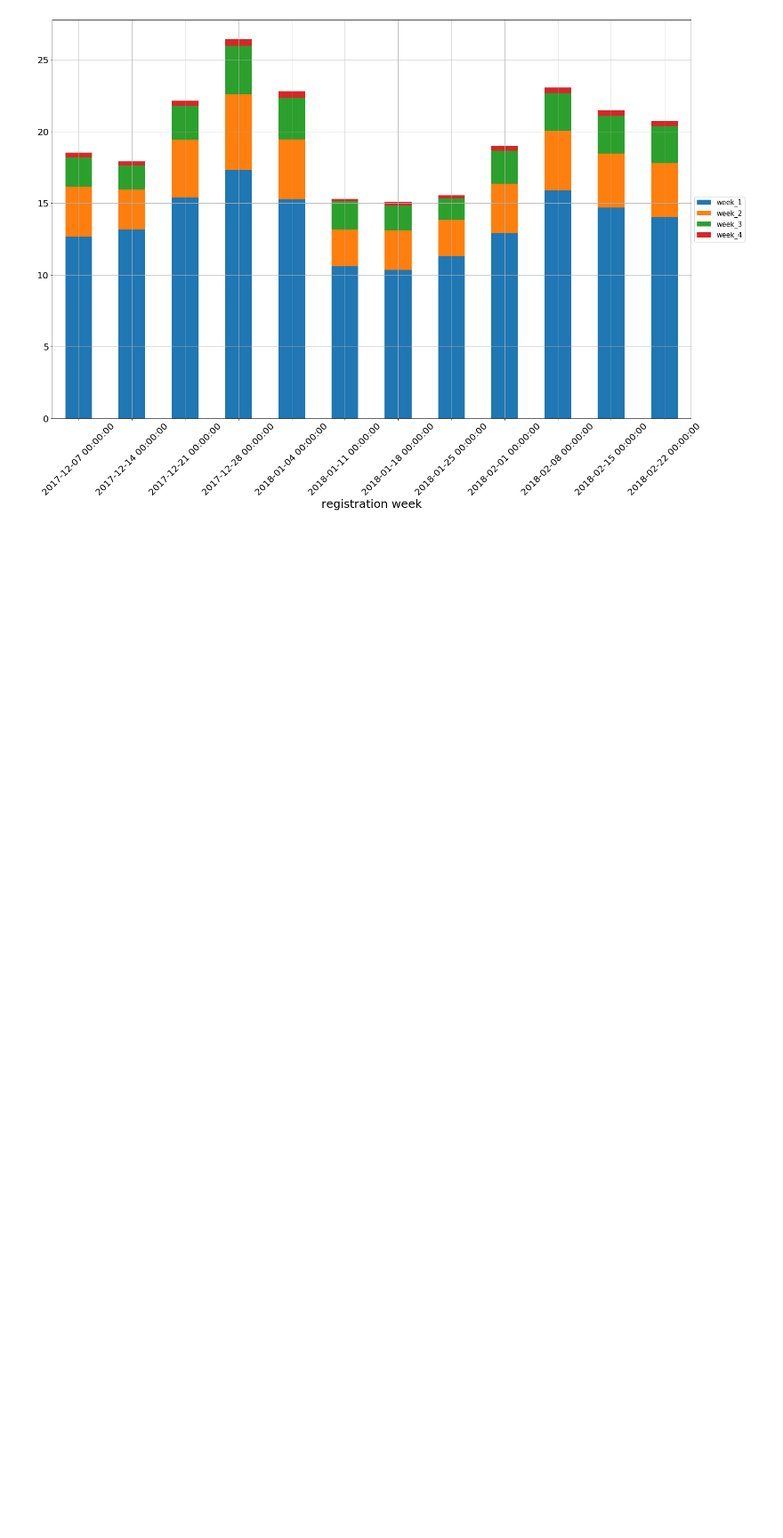
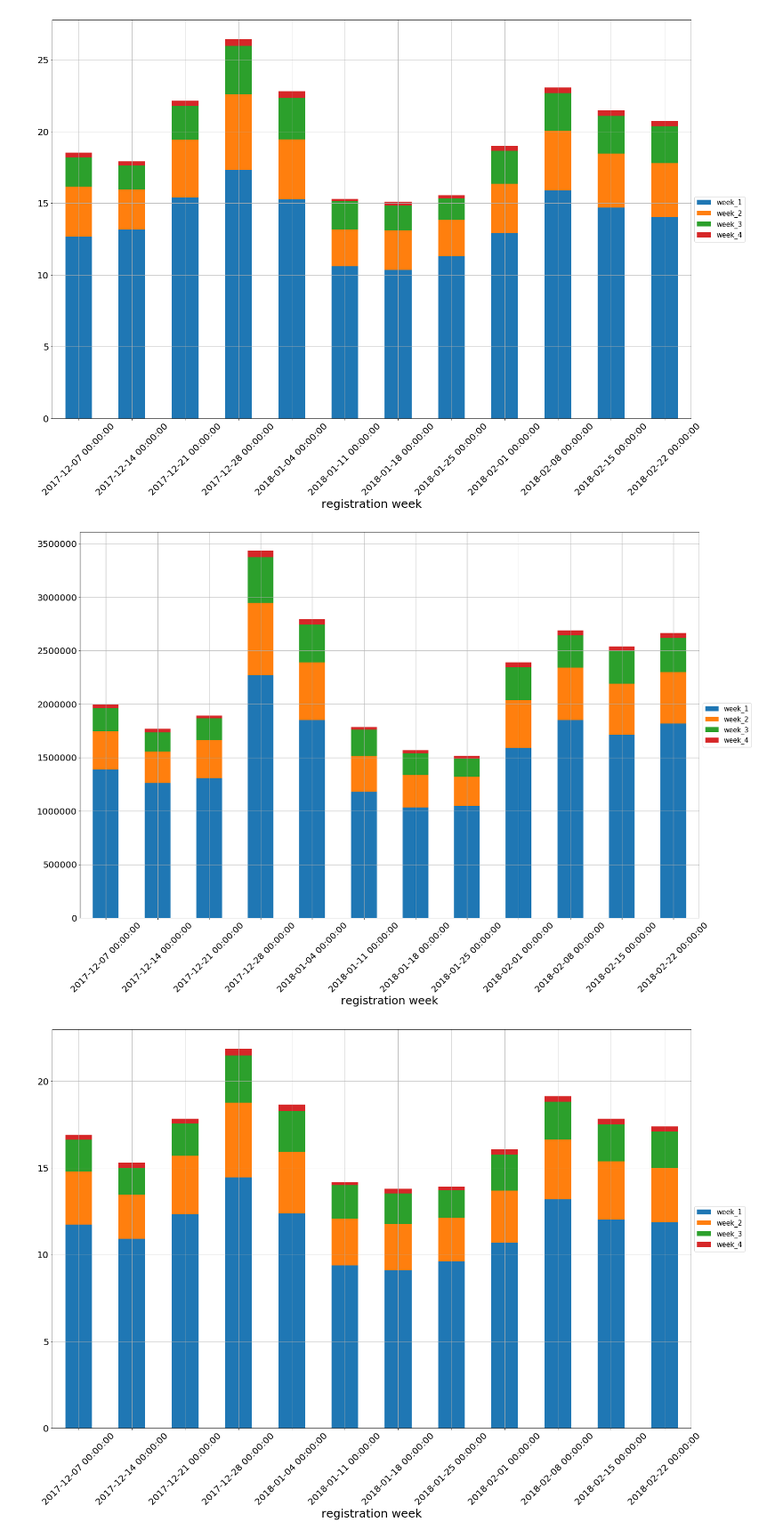
Before and after one commit to finegrip/TopfaceAnalytics, a Jupyter notebook: revenue_by_days/revenue_by_days.ipynb, the cells around one changed output. Shown at 89% size. Saved outputs shown, nothing was run; the diff lists cells and outputs as text; code cells hidden in the pictures; blank space fills up the shorter version.

Commit message:
Revenue by first 3 weeks for mobiles

```diff
--- a/revenue_by_days/revenue_by_days.ipynb
+++ b/revenue_by_days/revenue_by_days.ipynb
@@ -146,5 +146,31 @@ for ref in ['notref','ref']:
 [figure]
 [figure]
 [figure]
+# %%
+df = df_payments
+df_installs = df_installs_all
+df_installs_2 = df_installs.groupby('created week')['users'].sum()
+m_revenue = df.pivot_table(index='registration week', columns='weeks from reg', values='revenue in cents', aggfunc=sum).fillna(0).applymap(float)
+m_revenue.columns = ['week_1','week_2','week_3','week_4']
+daily_metrics = pd.concat([m_revenue, df_installs_2], join='outer', axis = 1)
+m_revenue_normed = m_revenue.divide(daily_metrics['users'], axis='index')
+daily_metrics.to_excel(writer,'revenue')
+m_revenue_normed.to_excel(writer,'revenue_on_regs')
+daily_metrics.columns = ['week_1','week_2','week_3','week_4','users']
+
+vars()['m_revenue'] = m_revenue
+vars()['m_revenue_normed'] = m_revenue_normed
+vars()['daily_metrics'] = daily_metrics
+
+m_revenue.groupby(m_revenue.index).sum().plot(kind='bar', rot=45, stacked=True, grid = True, figsize = (25,16), fontsize = 20);
+plt.legend(loc='center left', bbox_to_anchor=(1, 0.5));
+plt.savefig('img/revenue.png')
+
+m_revenue_normed.groupby(m_revenue_normed.index).sum().plot(kind='bar', rot=45, stacked=True, grid = True, figsize = (25,16), fontsize = 20).legend(loc='center left', bbox_to_anchor=(1, 0.5));
+plt.legend(loc='center left', bbox_to_anchor=(1, 0.5));
+plt.savefig('img/normed_revenue.png')
+# %% [output]
+[figure, added]
+[figure, added]
 # %%
 writer.save()
```
Also changed, not shown: parts of 1 cell of this notebook, 3 other files.
